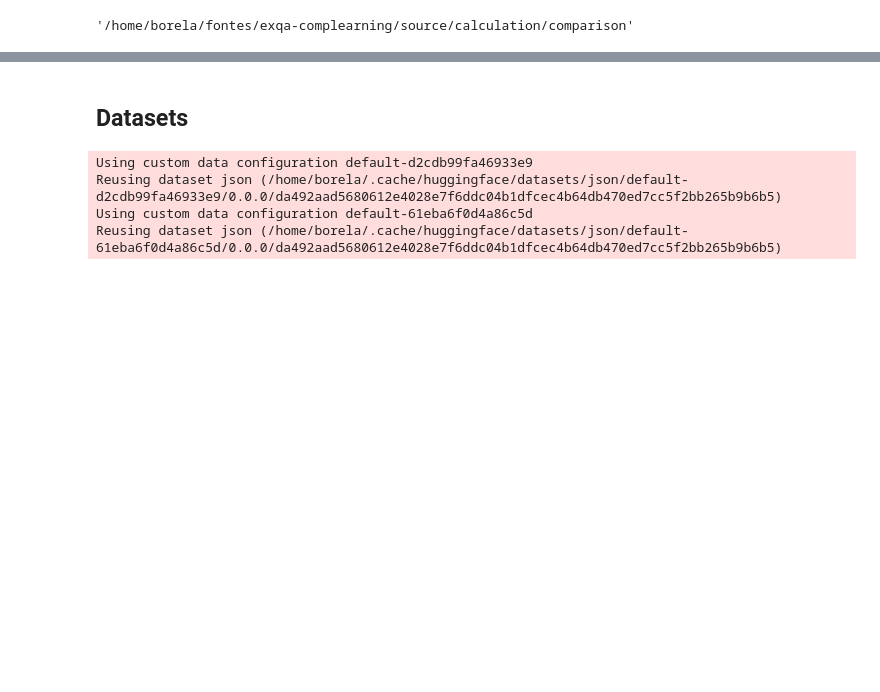
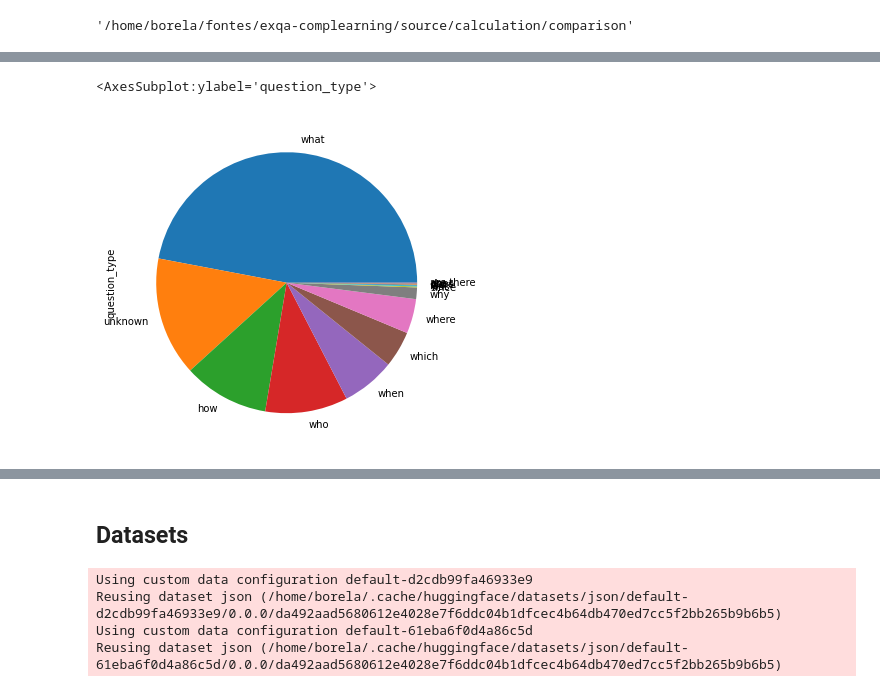
Before and after one commit to marcusborela/exqa-complearning, a Jupyter notebook: source/calculation/comparison/explore_results.ipynb, the cells around one changed output, grey strips where cells are left out. Cells and saved outputs as stored; diff of their text form; code cells hidden in the pictures; blank space fills up the shorter version.

```diff
--- a/source/calculation/comparison/explore_results.ipynb
+++ b/source/calculation/comparison/explore_results.ipynb
@@ -17,0 +157,2 @@ from source.data_related import squad_related
+# %%
+df_metric_question_squad_en = df_metric_question_squad.query('ind_language=="en"')
@@ -17,0 +189,7 @@ from source.data_related import squad_related
+# %%
+fig, ax = plt.subplots(1, 1, figsize=figsize)
+df_metric_question_squad_en.question_type.value_counts().plot(kind='pie', ax=ax)
+pizza_total_question_per_type.png
+# %% [output]
+<AxesSubplot:ylabel='question_type'>
+[figure, added]
```
Also changed, not shown: parts of 99 cells of this notebook, 15 other files.
